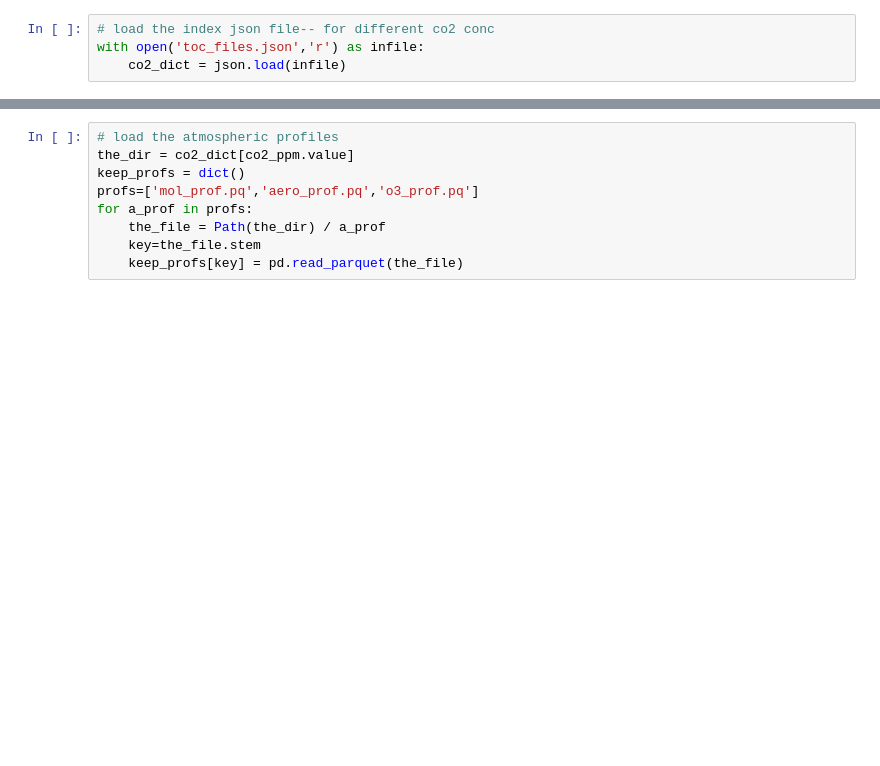
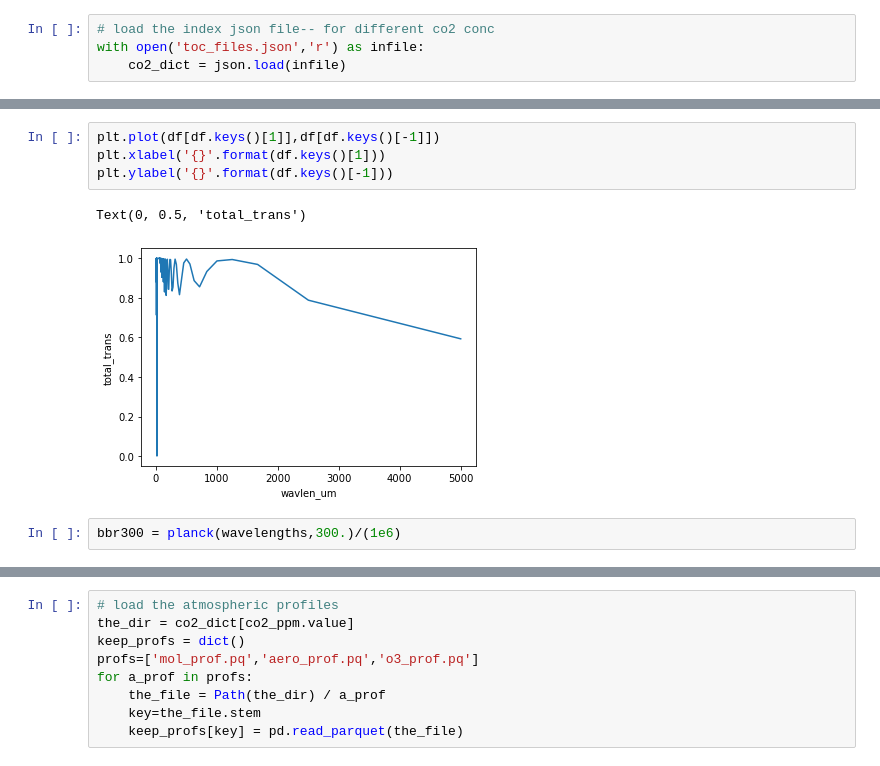
Before and after one commit to hari-ushankar/voila-eoas, a Jupyter notebook: notebooks/modtran_data/plotly_modtran.ipynb, the cells around one changed output, grey strips where cells are left out. Saved outputs shown, nothing was run; the diff lists cells and outputs as text; blank space fills up the shorter version.

```diff
--- a/notebooks/modtran_data/plotly_modtran.ipynb
+++ b/notebooks/modtran_data/plotly_modtran.ipynb
@@ -87,0 +105,9 @@ g.layout.xaxis.range = [5.,25.]
+# %%
+plt.plot(df[df.keys()[1]],df[df.keys()[-1]])
+plt.xlabel('{}'.format(df.keys()[1]))
+plt.ylabel('{}'.format(df.keys()[-1]))
+# %% [output]
+Text(0, 0.5, 'total_trans')
+[figure, added]
+# %%
+bbr300 = planck(wavelengths,300.)/(1e6)
```
Also changed, not shown: parts of 26 cells of this notebook, 3 other files.
